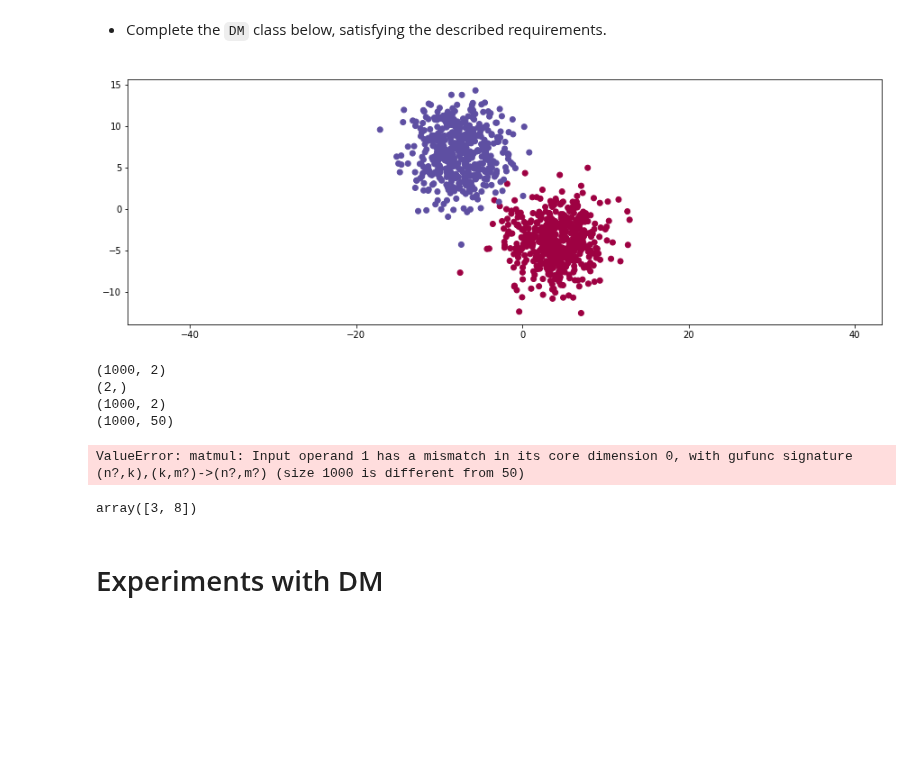
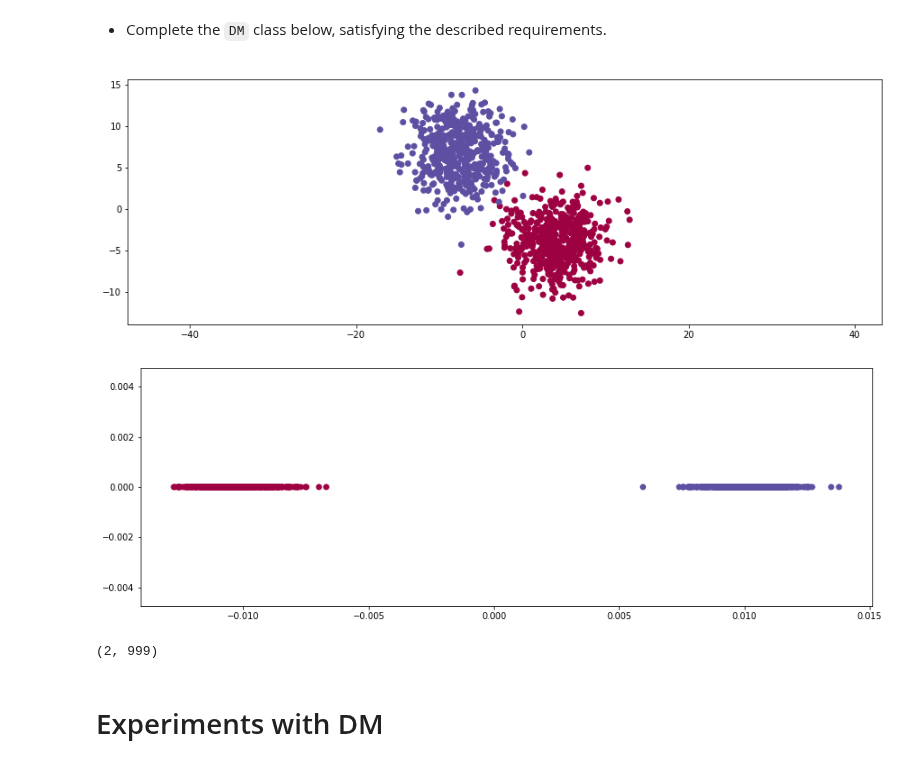
Before and after one commit to fjsaezm/mcd-mf, a Jupyter notebook: HW_03/HW_03_MF_2022.ipynb, the cells around one changed output. Cells and saved outputs as stored; diff of their text form; code cells hidden in the pictures; blank space fills up the shorter version.

```diff
--- a/HW_03/HW_03_MF_2022.ipynb
+++ b/HW_03/HW_03_MF_2022.ipynb
@@ -201,34 +214,28 @@ class DM(TransformerMixin, BaseEstimator):
 # %%
 N = 1000
 
 X, y = make_blobs(n_samples=N, n_features=50, centers=2,
                   cluster_std=3.0, random_state=seed)
 y[y != 1] = -1
 plt.scatter(X[:,0], X[:,1], c=y, cmap=my_cmap)
 plt.axis('equal')
 plt.show()
 
 # Solution
-dm = DM(sigma=1, n_components=2)
+dm = DM(sigma=20, n_components=2, step=100)
 
-x_transformed = dm.fit_transform(X)
+X_transformed = dm.fit_transform(X)
 
-plt.scatter(x_transformed[:,0], x_transformed[:,1], c=y, cmap=my_cmap)
+plt.scatter(X_transformed[:,0], X_transformed[:,1], c=y, cmap=my_cmap)
 plt.axis('equal')
 plt.show()
 # %% [output]
 [figure]
-(1000, 2)
-(2,)
-(1000, 2)
-(1000, 50)
-ValueError: matmul: Input operand 1 has a mismatch in its core dimension 0, with gufunc signature (n?,k),(k,m?)->(n?,m?) (size 1000 is different from 50)
+[figure, added]
-# %%
-a = np.array([[1,2],[3,4]])
-b = np.array([1, 2])
-a[1].T * b.T
-# %% [output]
-array([3, 8])
+# %%
+X_transformed.shape
+# %% [output]
+(2, 999)
 # %% [markdown]
 # Experiments with DM
 # %% [markdown]
```
Also changed, not shown: parts of 1 cell of this notebook.
